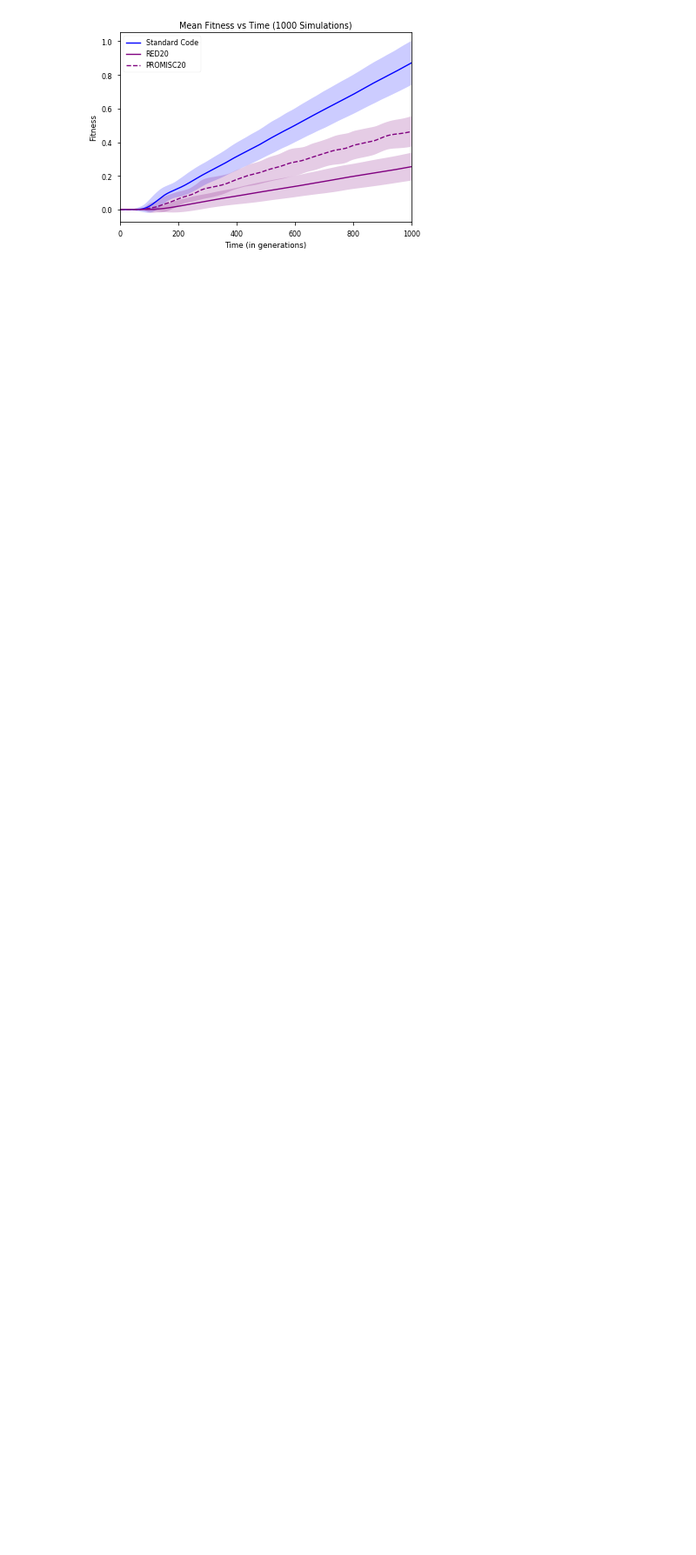
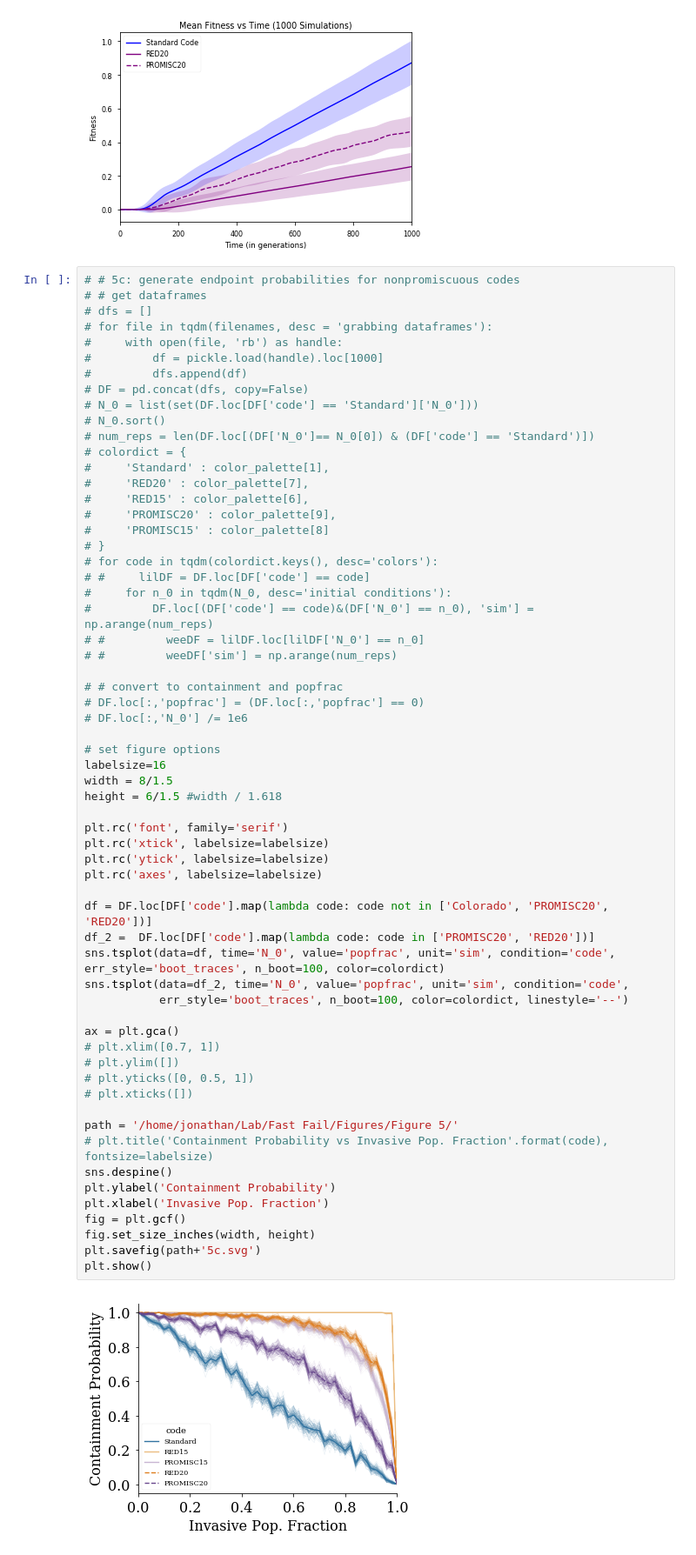
Before and after one commit to EndyLab/codon-tables, a Jupyter notebook: notebooks/fast_fail_figs.ipynb, the cells around one changed output. Shown at 87% size. Cells and saved outputs as stored; diff of their text form; blank space fills up the shorter version.

```diff
--- a/notebooks/fast_fail_figs.ipynb
+++ b/notebooks/fast_fail_figs.ipynb
@@ -1247,3 +1253,66 @@ plt.ylabel('Fitness')
 plt.show()
 # %% [output]
 [figure]
+# %%
+# # 5c: generate endpoint probabilities for nonpromiscuous codes
+# # get dataframes
+# dfs = []
+# for file in tqdm(filenames, desc = 'grabbing dataframes'):
+#     with open(file, 'rb') as handle:
+#         df = pickle.load(handle).loc[1000]
+#         dfs.append(df)
+# DF = pd.concat(dfs, copy=False)
+# N_0 = list(set(DF.loc[DF['code'] == 'Standard']['N_0']))
+# N_0.sort()
+# num_reps = len(DF.loc[(DF['N_0']== N_0[0]) & (DF['code'] == 'Standard')])
+# colordict = {
+#     'Standard' : color_palette[1],
+#     'RED20' : color_palette[7],
+#     'RED15' : color_palette[6],
+#     'PROMISC20' : color_palette[9],
+#     'PROMISC15' : color_palette[8]
+# }
+# for code in tqdm(colordict.keys(), desc='colors'):
+# #     lilDF = DF.loc[DF['code'] == code]
+#     for n_0 in tqdm(N_0, desc='initial conditions'):
+#         DF.loc[(DF['code'] == code)&(DF['N_0'] == n_0), 'sim'] = np.arange(num_reps)
+# #         weeDF = lilDF.loc[lilDF['N_0'] == n_0]
+# #         weeDF['sim'] = np.arange(num_reps)
+
+# # convert to containment and popfrac
+# DF.loc[:,'popfrac'] = (DF.loc[:,'popfrac'] == 0)
+# DF.loc[:,'N_0'] /= 1e6
+
+# set figure options
+labelsize=16
+width = 8/1.5
+height = 6/1.5 #width / 1.618
+
+plt.rc('font', family='serif')
+plt.rc('xtick', labelsize=labelsize)
+plt.rc('ytick', labelsize=labelsize)
+plt.rc('axes', labelsize=labelsize)
+
+df = DF.loc[DF['code'].map(lambda code: code not in ['Colorado', 'PROMISC20', 'RED20'])]
+df_2 =  DF.loc[DF['code'].map(lambda code: code in ['PROMISC20', 'RED20'])]
+sns.tsplot(data=df, time='N_0', value='popfrac', unit='sim', condition='code', err_style='boot_traces', n_boot=100, color=colordict)
+sns.tsplot(data=df_2, time='N_0', value='popfrac', unit='sim', condition='code',
+           err_style='boot_traces', n_boot=100, color=colordict, linestyle='--')
+
+ax = plt.gca()
+# plt.xlim([0.7, 1])
+# plt.ylim([])
+# plt.yticks([0, 0.5, 1])
+# plt.xticks([])
+
+path = '/home/jonathan/Lab/Fast Fail/Figures/Figure 5/'
+# plt.title('Containment Probability vs Invasive Pop. Fraction'.format(code), fontsize=labelsize)
+sns.despine()
+plt.ylabel('Containment Probability')
+plt.xlabel('Invasive Pop. Fraction')
+fig = plt.gcf()
+fig.set_size_inches(width, height)
+plt.savefig(path+'5c.svg')
+plt.show()
+# %% [output]
+[figure, added]
```
Also changed, not shown: parts of 13 cells of this notebook, 1 other file.
